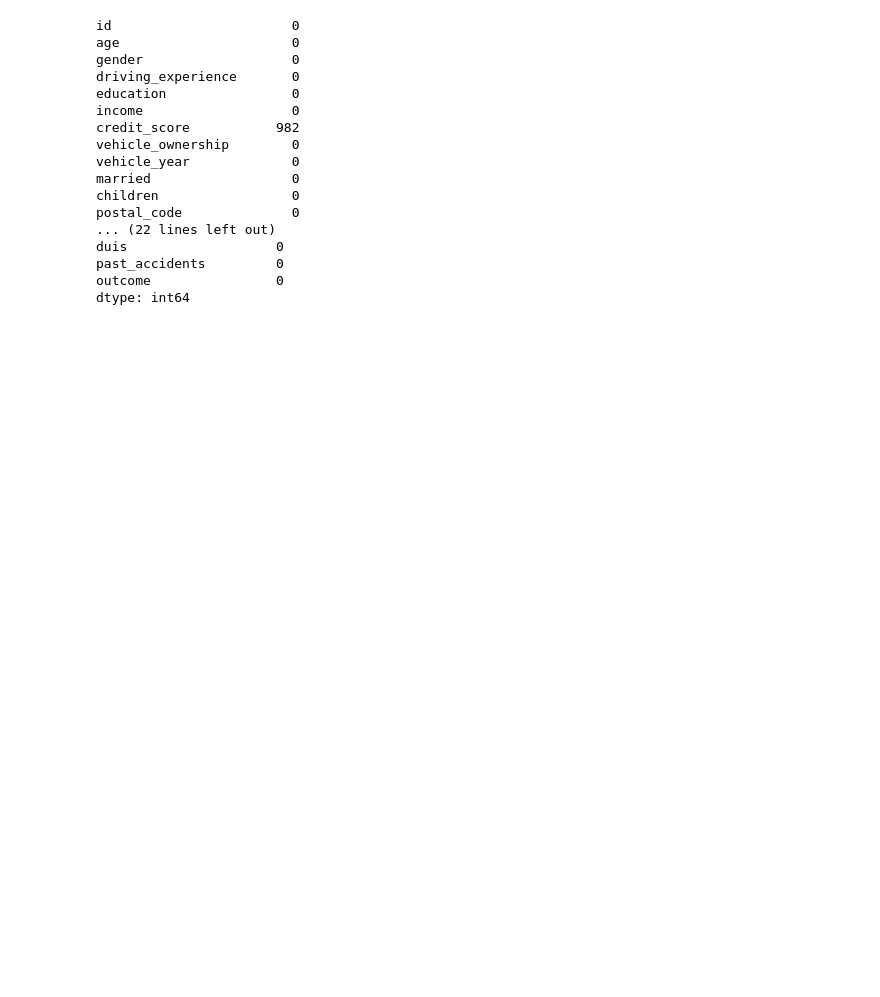
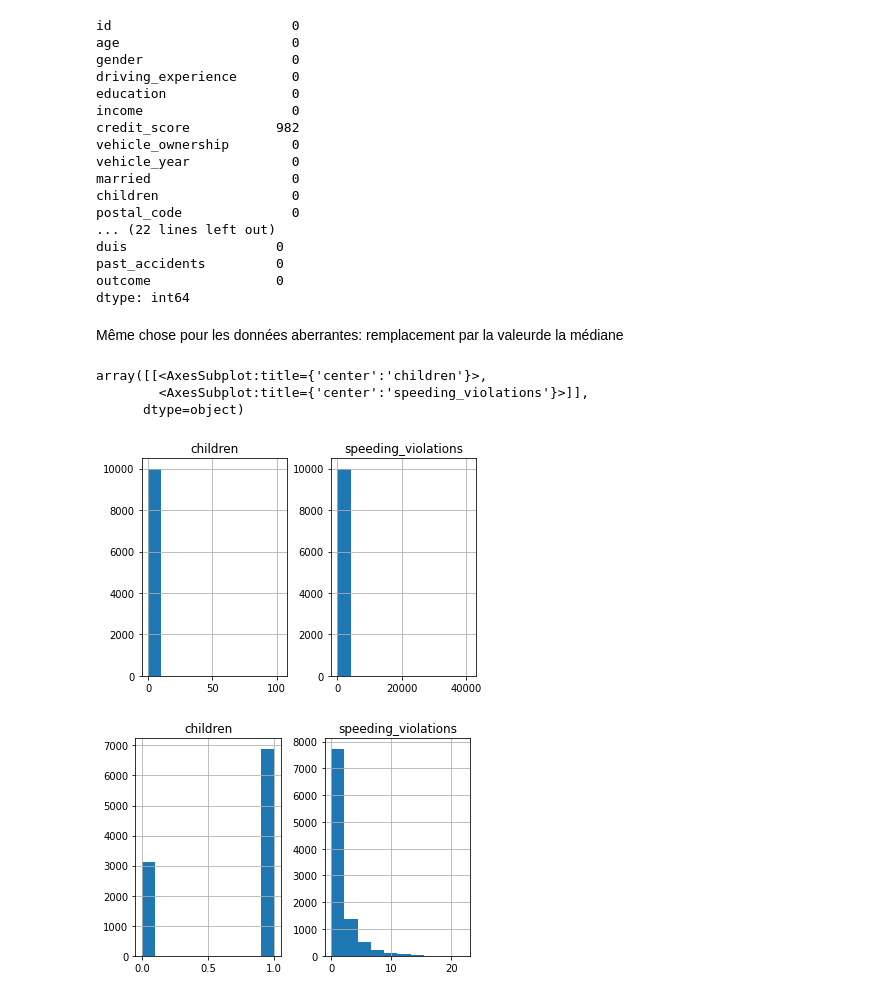
Before and after one commit to eightdoteightdoteightdoteight/Projet_Datascience, a Jupyter notebook: Data.ipynb, the cells around one changed output. Cells and saved outputs as stored; diff of their text form; code cells hidden in the pictures; blank space fills up the shorter version.

```diff
--- a/Data.ipynb
+++ b/Data.ipynb
@@ -92,3 +90,17 @@ duis                   0
 past_accidents         0
 outcome                0
 dtype: int64
+# %% [markdown]
+Même chose pour les données aberrantes: remplacement par la valeurde la médiane
+# %%
+#Traitement des données aberrantes
+df.hist(column=['children','speeding_violations'])
+df.loc[df.children > 20, 'children'] = df['children'].median()
+df.loc[df.speeding_violations > 30, 'speeding_violations'] = df['speeding_violations'].median()
+df.hist(column=['children','speeding_violations'])
+# %% [output]
+array([[<AxesSubplot:title={'center':'children'}>,
+        <AxesSubplot:title={'center':'speeding_violations'}>]],
+      dtype=object)
+[figure, added]
+[figure, added]
```
Also changed, not shown: parts of 12 cells of this notebook.
